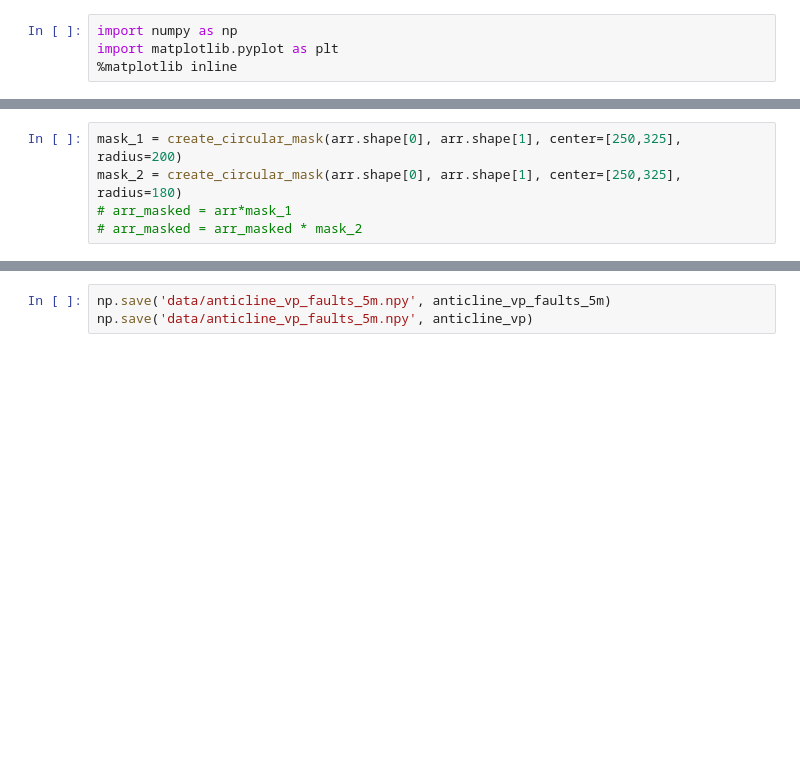
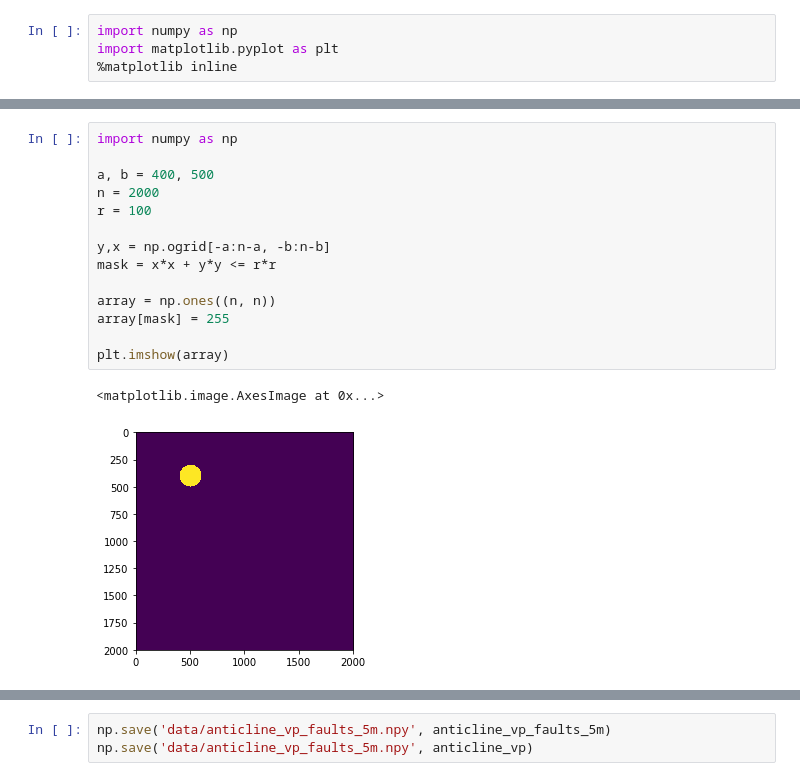
Before and after one commit to tccw/geotools, a Jupyter notebook: toys/devito_WSL/velocity_building.ipynb, the cells around one changed output, grey strips where cells are left out. Cells and saved outputs as stored; diff of their text form; blank space fills up the shorter version.

```diff
--- a/toys/devito_WSL/velocity_building.ipynb
+++ b/toys/devito_WSL/velocity_building.ipynb
@@ -18,7 +38,19 @@ def create_circular_mask(h, w, center=None, radius=None):
-# %%
-mask_1 = create_circular_mask(arr.shape[0], arr.shape[1], center=[250,325], radius=200)
-mask_2 = create_circular_mask(arr.shape[0], arr.shape[1], center=[250,325], radius=180)
-# arr_masked = arr*mask_1
-# arr_masked = arr_masked * mask_2
+# %%
+import numpy as np
+
+a, b = 400, 500
+n = 2000
+r = 100
+
+y,x = np.ogrid[-a:n-a, -b:n-b]
+mask = x*x + y*y <= r*r
+
+array = np.ones((n, n))
+array[mask] = 255
+
+plt.imshow(array)
+# %% [output]
+<matplotlib.image.AxesImage at 0x...>
+[figure, added]
 # %%
 arr = np.ones((200,500))
```
Also changed, not shown: parts of 8 cells of this notebook, 1 other file.
